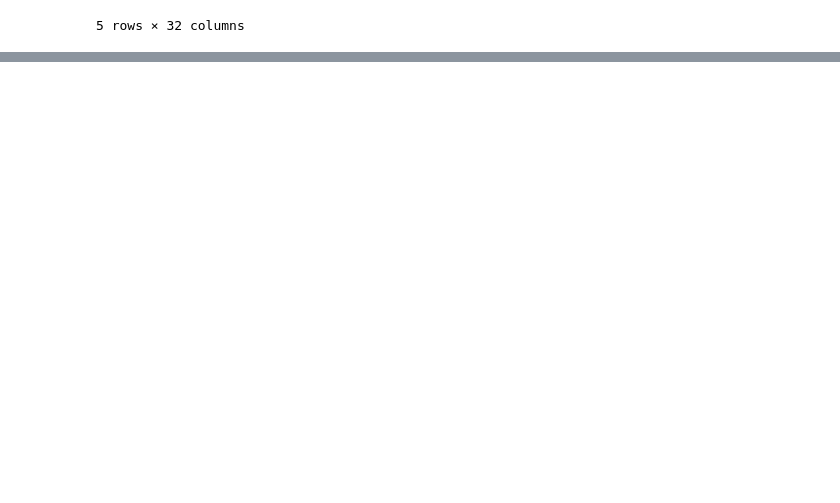
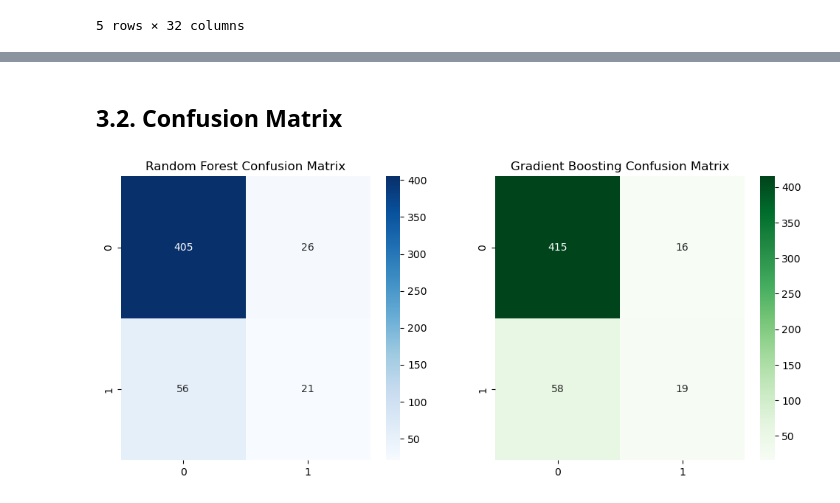
Before and after one commit to alpaca3000/IntroToDS, a Jupyter notebook: Source_codes/DataModeling/SuccessPrediction.ipynb, the cells around one changed output, grey strips where cells are left out. Cells and saved outputs as stored; diff of their text form; code cells hidden in the pictures; blank space fills up the shorter version.

Commit message:
update model

```diff
--- a/Source_codes/DataModeling/SuccessPrediction.ipynb
+++ b/Source_codes/DataModeling/SuccessPrediction.ipynb
@@ -146,0 +72,13 @@ plot_feature_importance(model, features)
+# %%
+# Huấn luyện mô hình Gradient Boosting
+gb_model = GradientBoostingClassifier(random_state=42)
+gb_model.fit(X_train, y_train)
+
+gb_y_pred = gb_model.predict(X_test)
+gb_accuracy = accuracy_score(y_test, gb_y_pred)
+gb_y_prob = gb_model.predict_proba(X_test)[:, 1]
+gb_fpr, gb_tpr, _ = roc_curve(y_test, gb_y_prob)
+gb_auc = auc(gb_fpr, gb_tpr)
+print("Gradient Boosting Accuracy:", gb_accuracy)
+print("Gradient Boosting Classification Report:")
+print(classification_report(y_test, gb_y_pred))
@@ -146,0 +98,19 @@ plot_feature_importance(model, features)
+# %%
+# Đánh giá mô hình Random Forest
+rf_y_pred = rf_model.predict(X_test)
+rf_accuracy = accuracy_score(y_test, rf_y_pred)
+rf_y_prob = rf_model.predict_proba(X_test)[:, 1]
+rf_fpr, rf_tpr, _ = roc_curve(y_test, rf_y_prob)
+rf_auc = auc(rf_fpr, rf_tpr)
+
+# Đánh giá mô hình Gradient Boosting
+gb_y_pred = gb_model.predict(X_test)
+gb_accuracy = accuracy_score(y_test, gb_y_pred)
+gb_y_prob = gb_model.predict_proba(X_test)[:, 1]
+gb_fpr, gb_tpr, _ = roc_curve(y_test, gb_y_prob)
+gb_auc = auc(gb_fpr, gb_tpr)
+
+print(f"Random Forest Accuracy: {rf_accuracy:.2f}")
+print(f"Gradient Boosting Accuracy: {gb_accuracy:.2f}")
+print(f"Random Forest AUC: {rf_auc:.2f}")
+print(f"Gradient Boosting AUC: {gb_auc:.2f}")
@@ -146,0 +139,16 @@ plot_feature_importance(model, features)
+# %% [markdown]
+## 3.2. Confusion Matrix
+# %%
+rf_cm = confusion_matrix(y_test, rf_y_pred)
+gb_cm = confusion_matrix(y_test, gb_y_pred)
+
+plt.figure(figsize=(12, 5))
+plt.subplot(1, 2, 1)
+sns.heatmap(rf_cm, annot=True, fmt='d', cmap='Blues')
+plt.title("Random Forest Confusion Matrix")
+plt.subplot(1, 2, 2)
+sns.heatmap(gb_cm, annot=True, fmt='d', cmap='Greens')
+plt.title("Gradient Boosting Confusion Matrix")
+plt.show()
+# %% [output]
+[figure, added]
```
Also changed, not shown: parts of 20 cells of this notebook.
